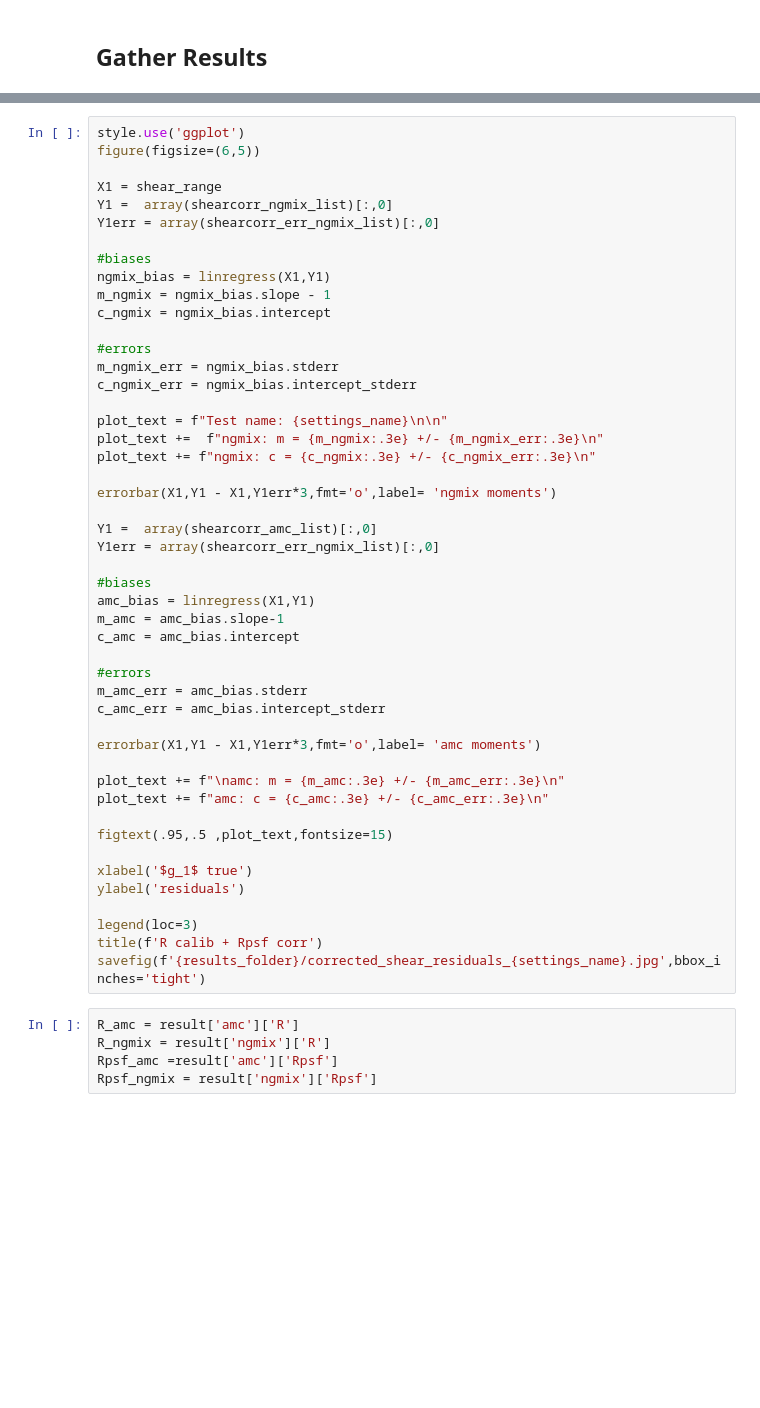
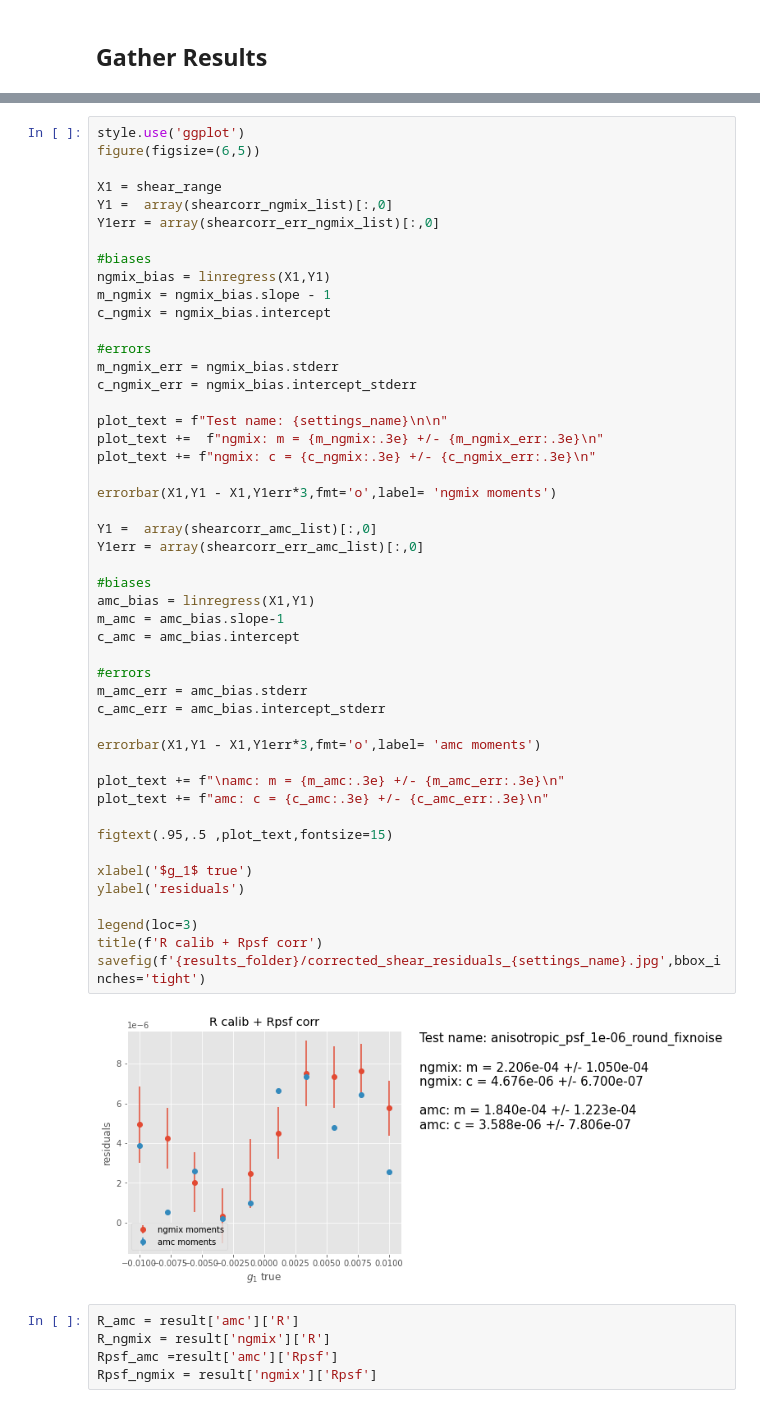
Before and after one commit to andrevitorelli/autometacal, a Jupyter notebook: notebooks/psf_metacal_finitediff_moments_no_pixel_shape_noise.ipynb, the cells around one changed output, grey strips where cells are left out. Drawn from its saved outputs; the diff is of its cells as text; blank space fills up the shorter version.

```diff
--- a/notebooks/psf_metacal_finitediff_moments_no_pixel_shape_noise.ipynb
+++ b/notebooks/psf_metacal_finitediff_moments_no_pixel_shape_noise.ipynb
@@ -702,34 +554,36 @@ c_ngmix_err = ngmix_bias.intercept_stderr
 plot_text = f"Test name: {settings_name}\n\n"
 plot_text +=  f"ngmix: m = {m_ngmix:.3e} +/- {m_ngmix_err:.3e}\n"
 plot_text += f"ngmix: c = {c_ngmix:.3e} +/- {c_ngmix_err:.3e}\n"
 
 errorbar(X1,Y1 - X1,Y1err*3,fmt='o',label= 'ngmix moments')
 
 Y1 =  array(shearcorr_amc_list)[:,0]
-Y1err = array(shearcorr_err_ngmix_list)[:,0]
+Y1err = array(shearcorr_err_amc_list)[:,0]
 
 #biases
 amc_bias = linregress(X1,Y1)
 m_amc = amc_bias.slope-1
 c_amc = amc_bias.intercept
 
 #errors
 m_amc_err = amc_bias.stderr
 c_amc_err = amc_bias.intercept_stderr
 
 errorbar(X1,Y1 - X1,Y1err*3,fmt='o',label= 'amc moments')
 
 plot_text += f"\namc: m = {m_amc:.3e} +/- {m_amc_err:.3e}\n"
 plot_text += f"amc: c = {c_amc:.3e} +/- {c_amc_err:.3e}\n"
 
 figtext(.95,.5 ,plot_text,fontsize=15)
 
 xlabel('$g_1$ true')
 ylabel('residuals')
 
 legend(loc=3)
 title(f'R calib + Rpsf corr')
 savefig(f'{results_folder}/corrected_shear_residuals_{settings_name}.jpg',bbox_inches='tight')
+# %% [output]
+[figure, added]
 # %%
 R_amc = result['amc']['R']
 R_ngmix = result['ngmix']['R']
```
Also changed, not shown: parts of 10 cells of this notebook.
